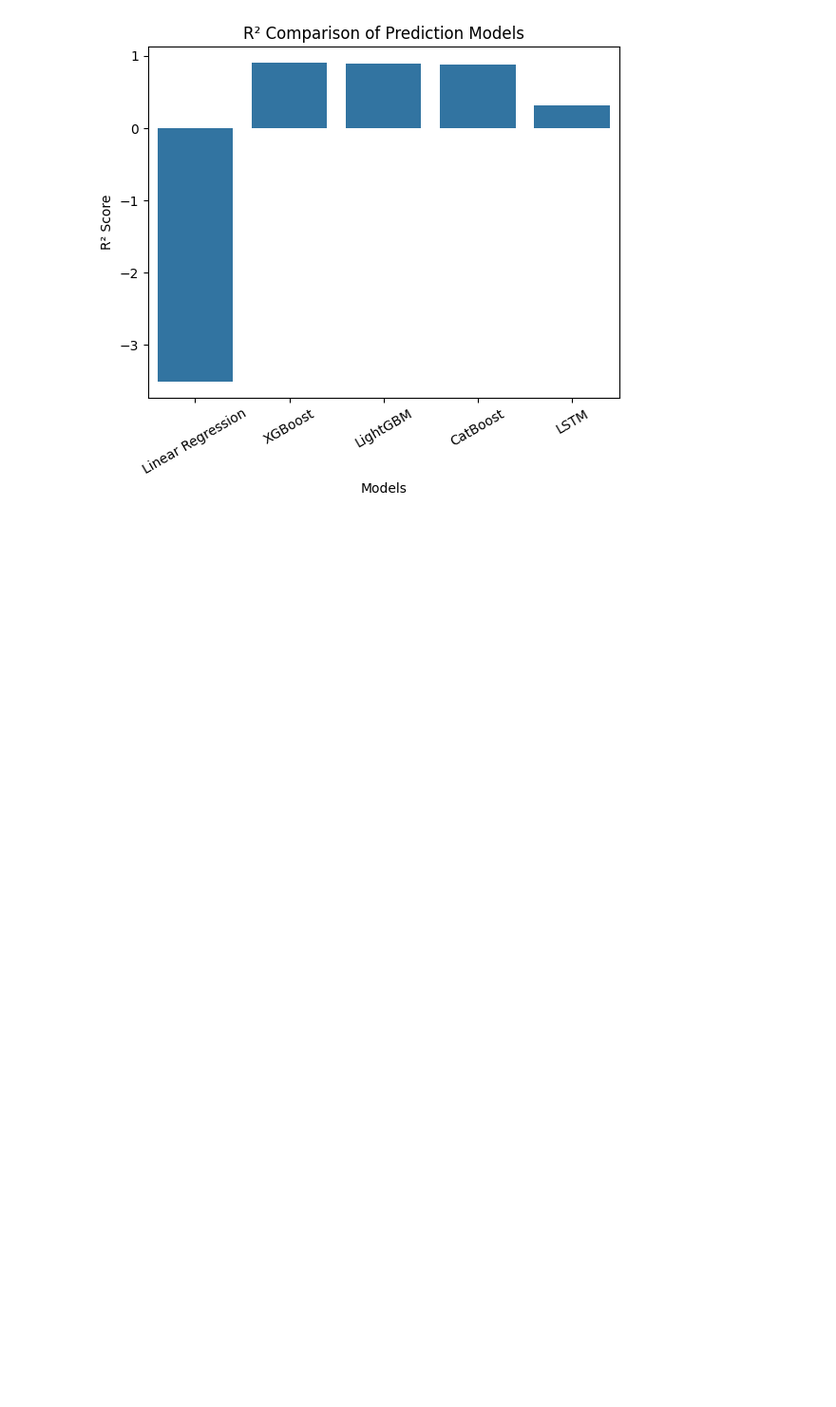
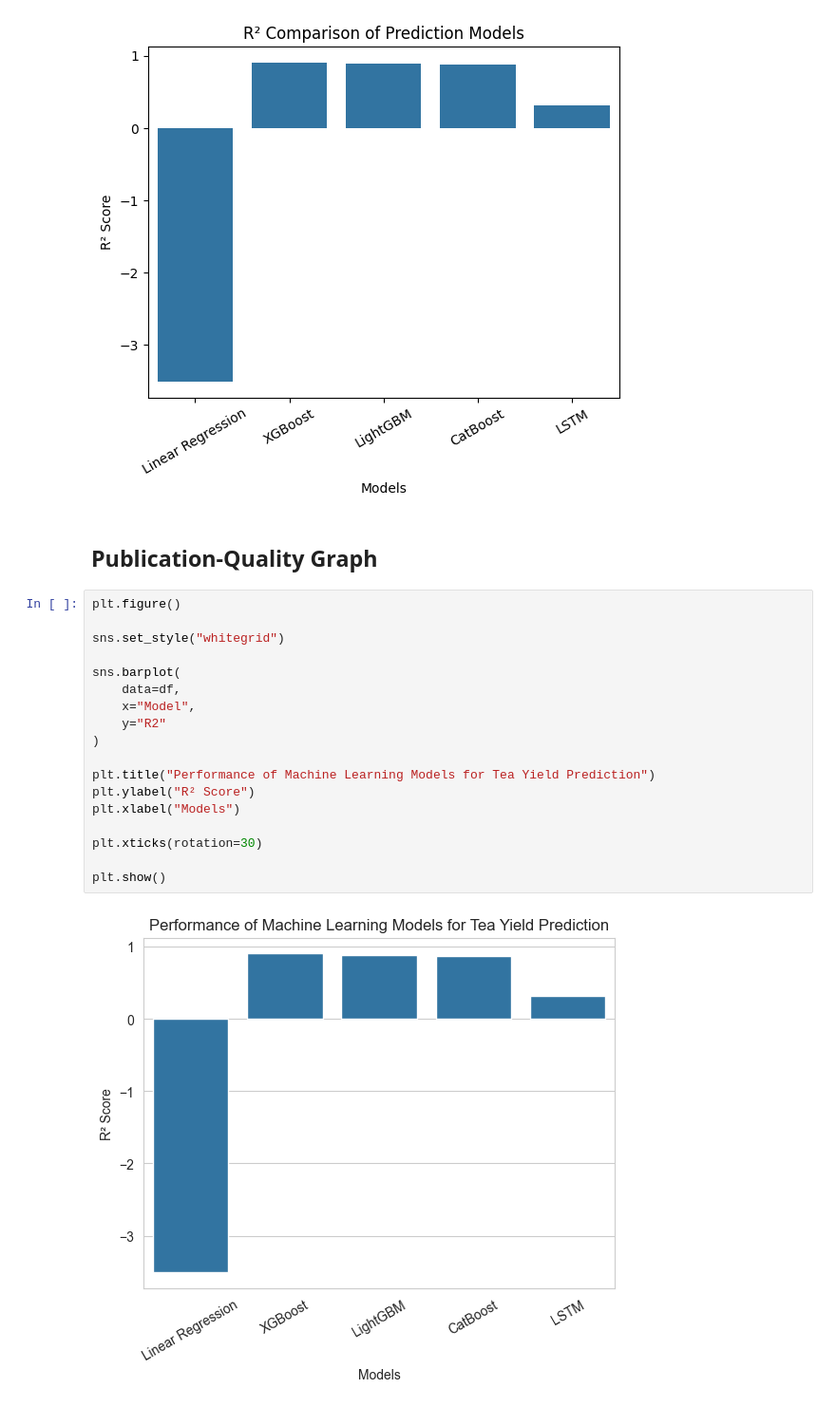
Before and after one commit to KavindhyaJay/Tea-Yield-Prediction, a Jupyter notebook: notebooks/EDA.ipynb, the cells around one changed output. Shown at 95% size. Drawn from its saved outputs; the diff is of its cells as text; blank space fills up the shorter version.

Commit message:
Publication-Quality Graph

```diff
--- a/notebooks/EDA.ipynb
+++ b/notebooks/EDA.ipynb
@@ -742,3 +742,25 @@ plt.xticks(rotation=30)
 plt.show()
 # %% [output]
 [figure]
+# %% [markdown]
+## Publication-Quality Graph
+# %%
+plt.figure()
+
+sns.set_style("whitegrid")
+
+sns.barplot(
+    data=df,
+    x="Model",
+    y="R2"
+)
+
+plt.title("Performance of Machine Learning Models for Tea Yield Prediction")
+plt.ylabel("R² Score")
+plt.xlabel("Models")
+
+plt.xticks(rotation=30)
+
+plt.show()
+# %% [output]
+[figure, added]
```
